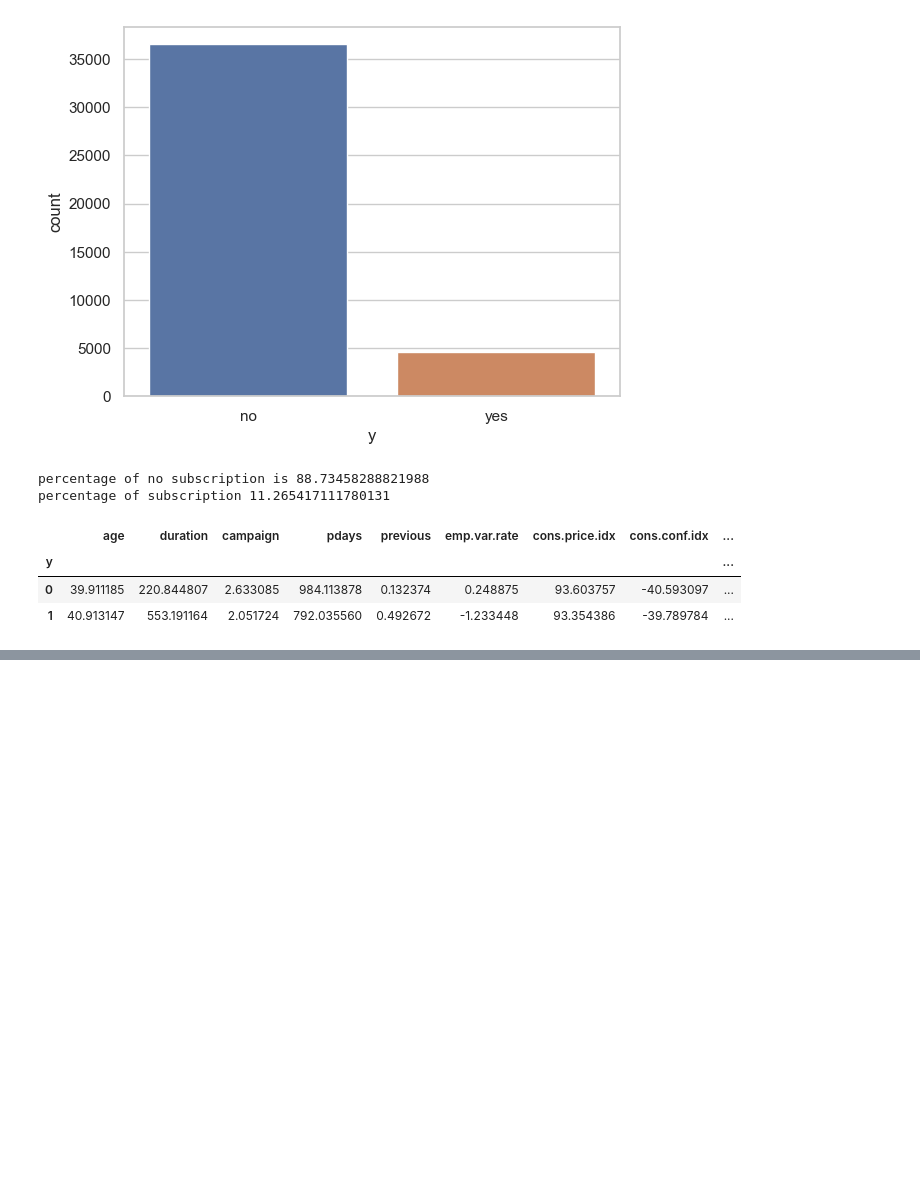
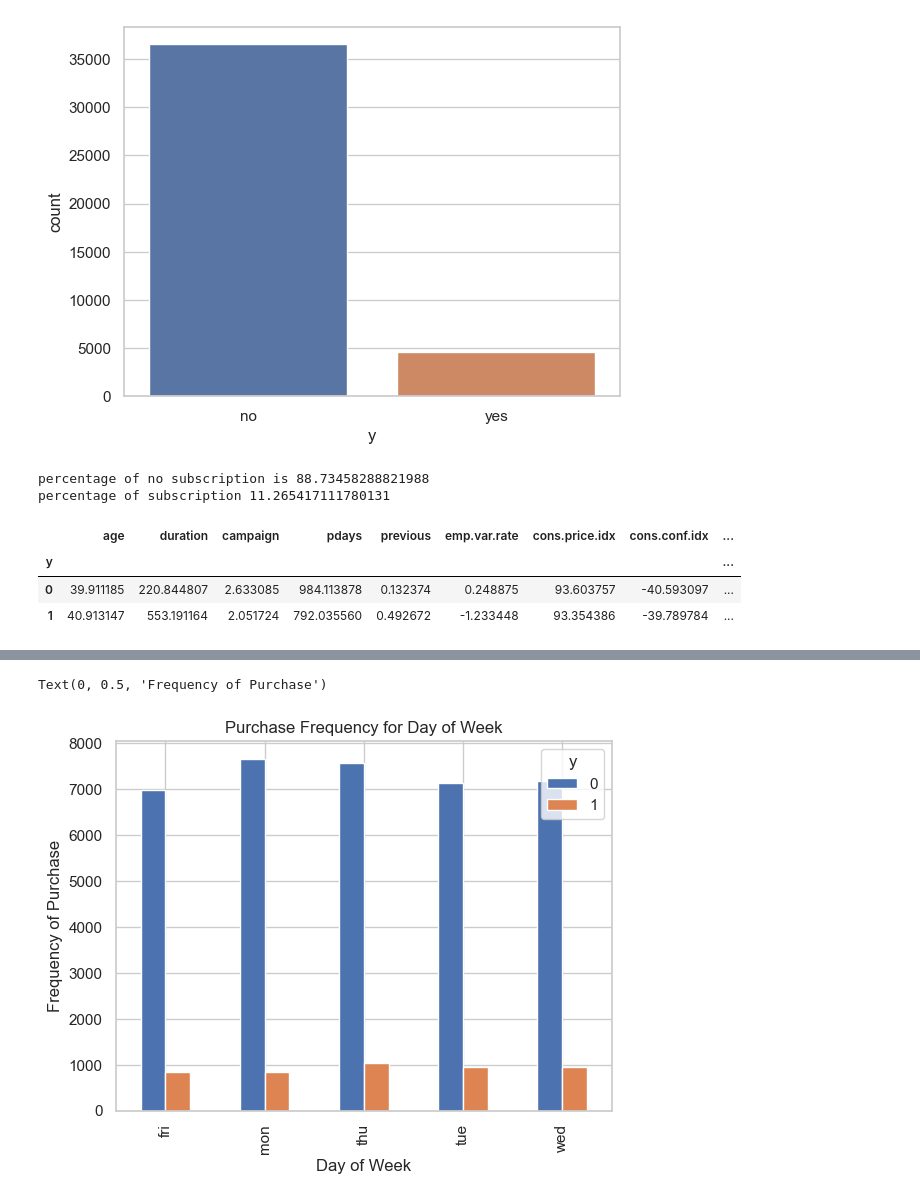
Before and after one commit to Chirag6525/Marketing-Campaigns, a Jupyter notebook: Marketing_campaign.ipynb, the cells around one changed output, grey strips where cells are left out. Saved outputs shown, nothing was run; the diff lists cells and outputs as text; code cells hidden in the pictures; blank space fills up the shorter version.

```diff
--- a/Marketing_campaign.ipynb
+++ b/Marketing_campaign.ipynb
@@ -81,0 +142,8 @@ TypeError: agg function failed [how->mean,dtype->object]
+# %%
+pd.crosstab(data.day_of_week,data.y).plot(kind='bar')
+plt.title('Purchase Frequency for Day of Week')
+plt.xlabel('Day of Week')
+plt.ylabel('Frequency of Purchase')
+# %% [output]
+Text(0, 0.5, 'Frequency of Purchase')
+[figure, added]
```
Also changed, not shown: parts of 8 cells of this notebook, 1 other file.
